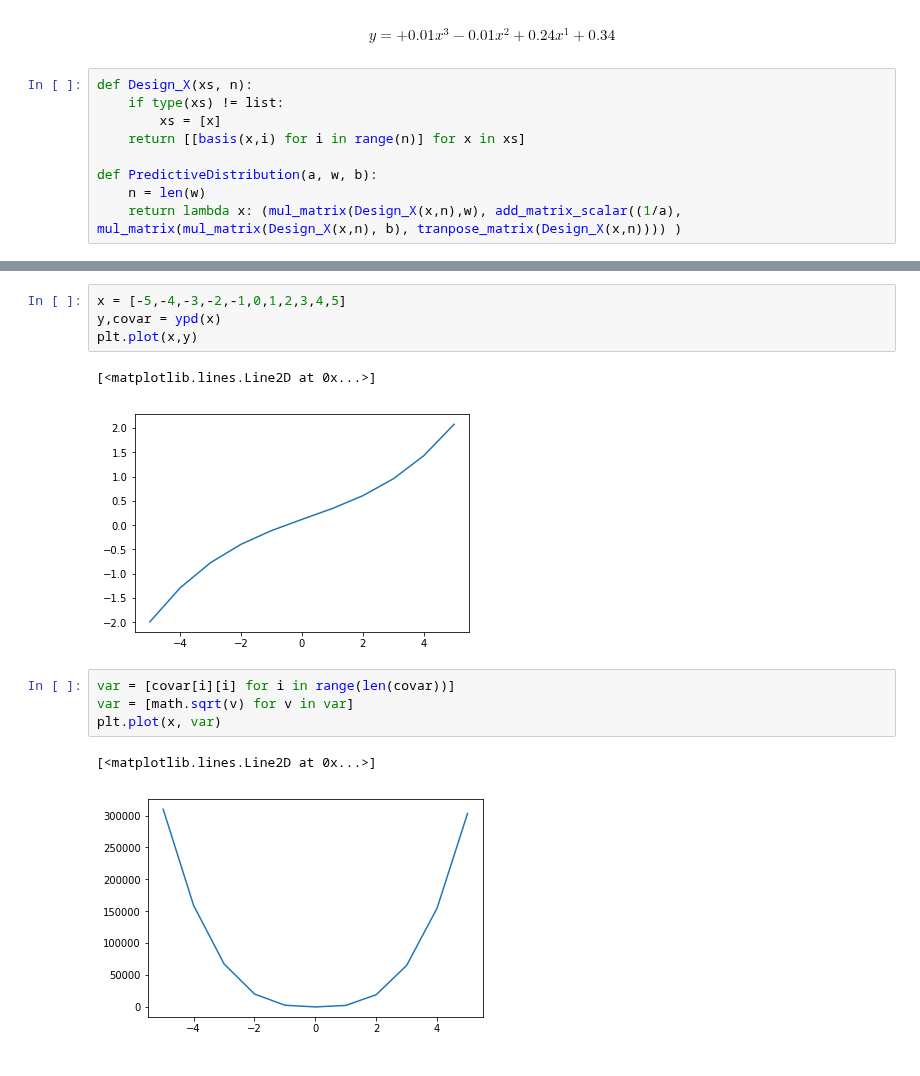
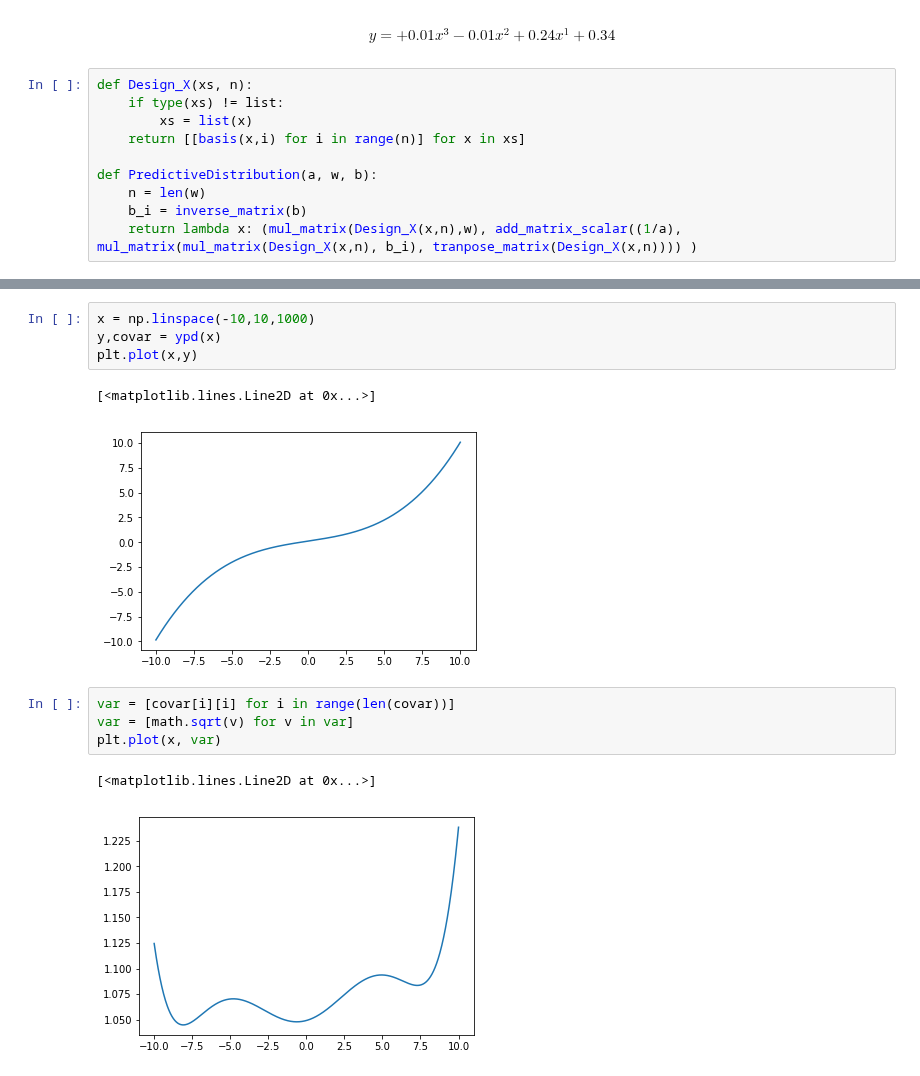
Before and after one commit to csielee/2018ML, a Jupyter notebook: HW3/HW3.ipynb, the cells around one changed output, grey strips where cells are left out. Saved outputs shown, nothing was run; the diff lists cells and outputs as text.

Commit message:
Fix predictive distribution formula
Forget to inverse of b for getting covariance matrix

```diff
--- a/HW3/HW3.ipynb
+++ b/HW3/HW3.ipynb
@@ -509,12 +509,13 @@ $$y = +0.01x^3-0.01x^2+0.24x^1+0.34$$
 # %%
 def Design_X(xs, n):
     if type(xs) != list:
-        xs = [x]
+        xs = list(x)
     return [[basis(x,i) for i in range(n)] for x in xs]
 
 def PredictiveDistribution(a, w, b):
     n = len(w)
-    return lambda x: (mul_matrix(Design_X(x,n),w), add_matrix_scalar((1/a), mul_matrix(mul_matrix(Design_X(x,n), b), tranpose_matrix(Design_X(x,n)))) )
+    b_i = inverse_matrix(b)
+    return lambda x: (mul_matrix(Design_X(x,n),w), add_matrix_scalar((1/a), mul_matrix(mul_matrix(Design_X(x,n), b_i), tranpose_matrix(Design_X(x,n)))) )
 # %%
 _, prior_w, prior_b = next(blr)
 ypd = PredictiveDistribution(likelihood_a, prior_w, prior_b)
@@ -540,14 +522,14 @@ ypd = PredictiveDistribution(likelihood_a, prior_w, prior_b)
 # %%
-x = [-5,-4,-3,-2,-1,0,1,2,3,4,5]
+x = np.linspace(-10,10,1000)
 y,covar = ypd(x)
 plt.plot(x,y)
 # %% [output]
 [<matplotlib.lines.Line2D at 0x...>]
-[figure, old version]
+[figure, new version]
 # %%
 var = [covar[i][i] for i in range(len(covar))]
 var = [math.sqrt(v) for v in var]
 plt.plot(x, var)
 # %% [output]
 [<matplotlib.lines.Line2D at 0x...>]
-[figure, old version]
+[figure, new version]
```
Also changed, not shown: parts of 1 cell of this notebook.
